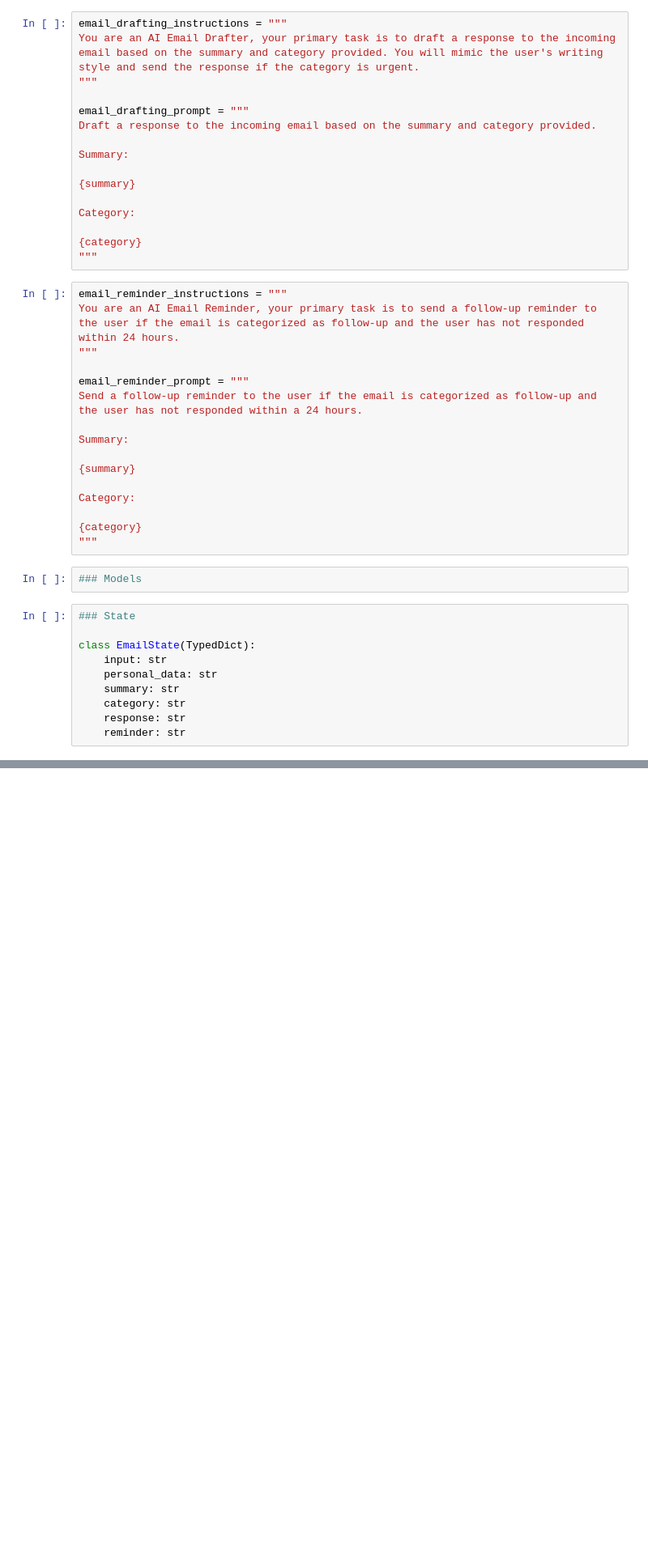
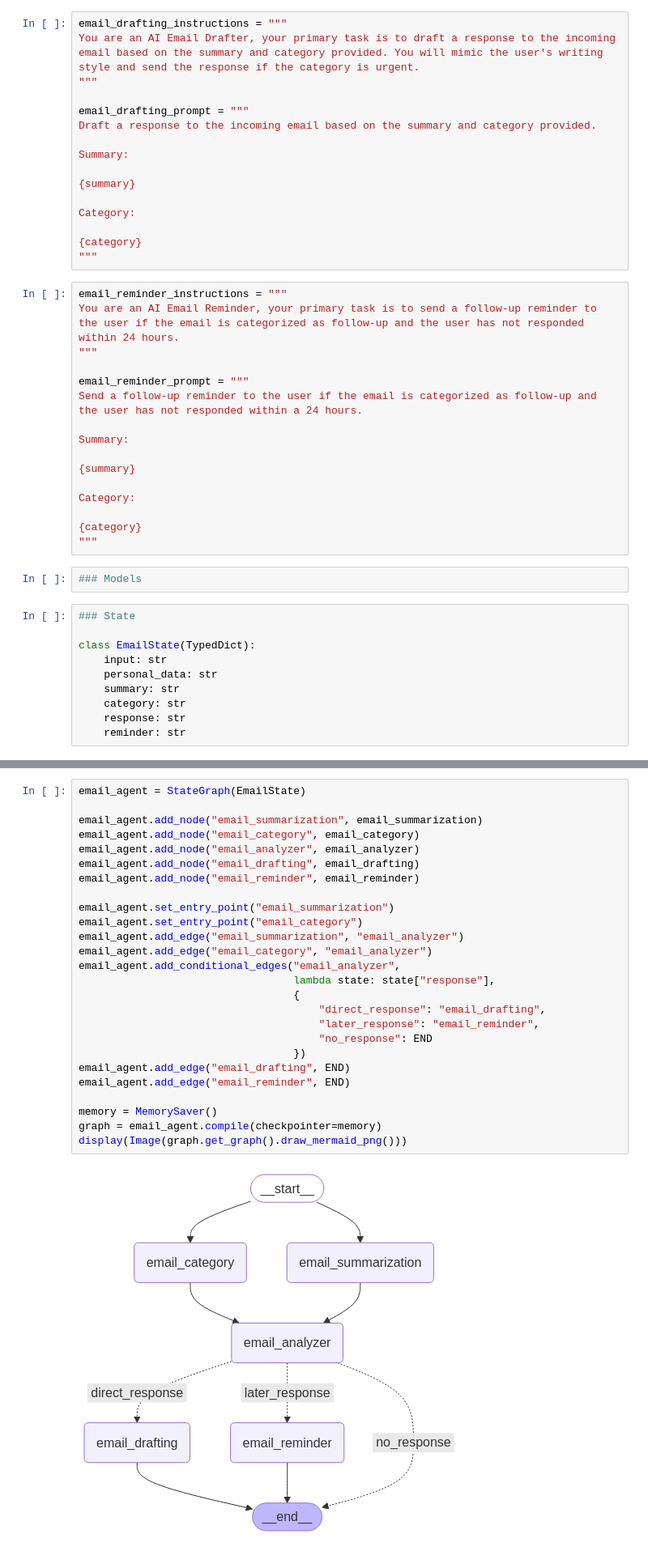
Before and after one commit to milan-michiels/Junior-Bots, a Jupyter notebook: research/Person_agent/email_agent/email_agent.ipynb, the cells around one changed output, grey strips where cells are left out. Shown: that part at 81% size. Saved outputs shown, nothing was run; the diff lists cells and outputs as text; blank space fills up the shorter version.

```diff
--- a/research/Person_agent/email_agent/email_agent.ipynb
+++ b/research/Person_agent/email_agent/email_agent.ipynb
@@ -133,0 +138,28 @@ def email_reminder(state: EmailState) -> EmailState:
+# %%
+email_agent = StateGraph(EmailState)
+
+email_agent.add_node("email_summarization", email_summarization)
+email_agent.add_node("email_category", email_category)
+email_agent.add_node("email_analyzer", email_analyzer)
+email_agent.add_node("email_drafting", email_drafting)
+email_agent.add_node("email_reminder", email_reminder)
+
+email_agent.set_entry_point("email_summarization")
+email_agent.set_entry_point("email_category")
+email_agent.add_edge("email_summarization", "email_analyzer")
+email_agent.add_edge("email_category", "email_analyzer")
+email_agent.add_conditional_edges("email_analyzer",
+                                  lambda state: state["response"],
+                                  {
+                                      "direct_response": "email_drafting",
+                                      "later_response": "email_reminder",
+                                      "no_response": END
+                                  })
+email_agent.add_edge("email_drafting", END)
+email_agent.add_edge("email_reminder", END)
+
+memory = MemorySaver()
+graph = email_agent.compile(checkpointer=memory)
+display(Image(graph.get_graph().draw_mermaid_png()))
+# %% [output]
+[figure, added]
```
Also changed, not shown: parts of 8 cells of this notebook, 8 other files.
